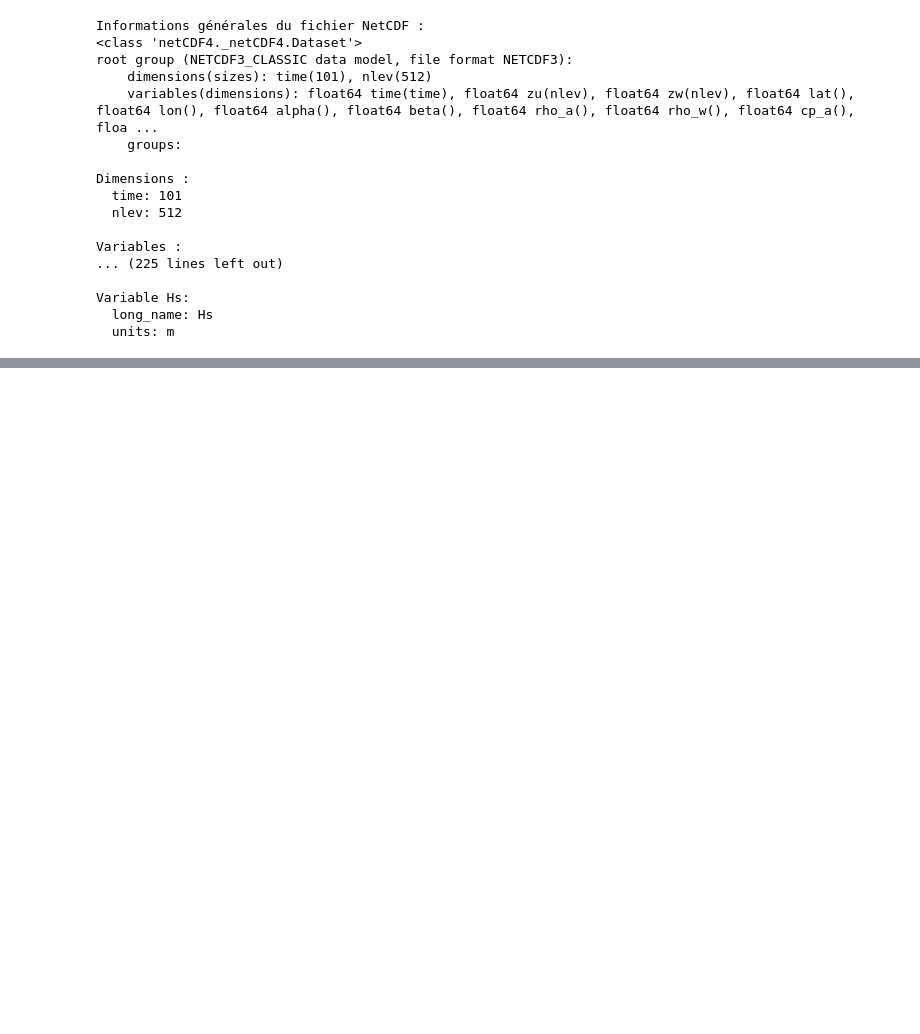
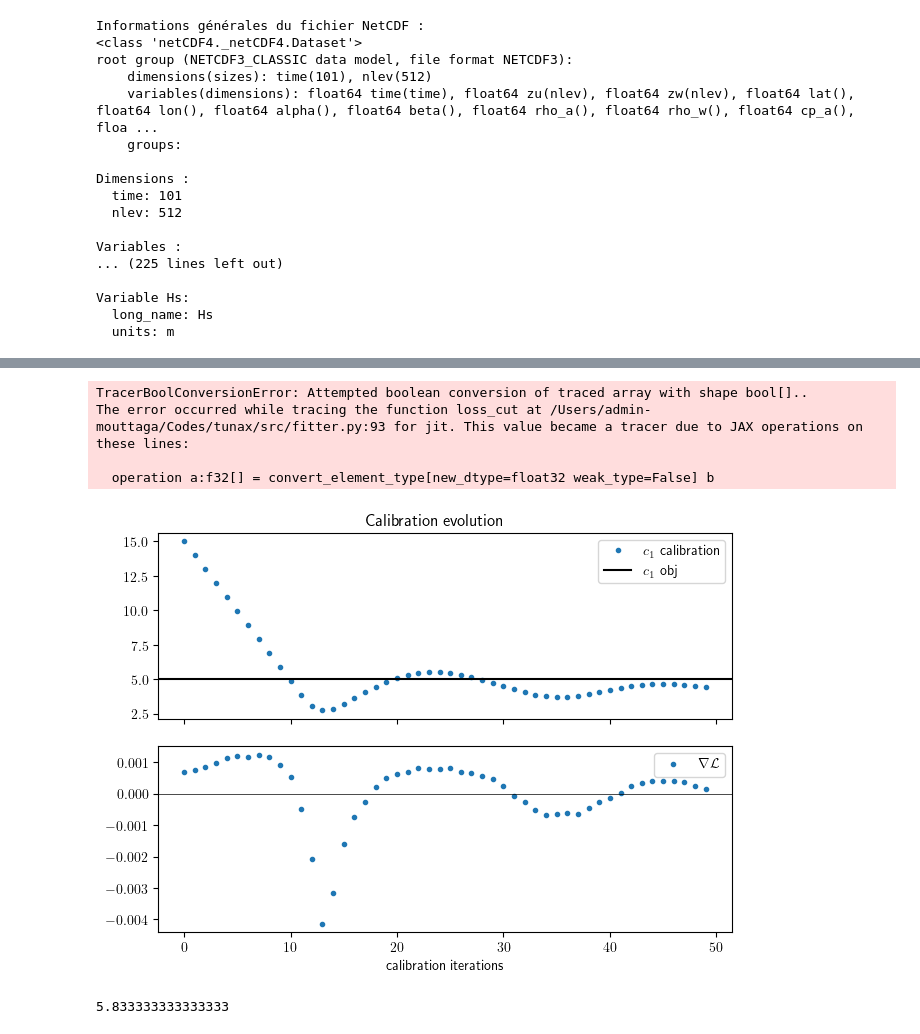
Before and after one commit to meom-group/tunax, a Jupyter notebook: notebooks/logbook.ipynb, the cells around one changed output, grey strips where cells are left out. Saved outputs shown, nothing was run; the diff lists cells and outputs as text; code cells hidden in the pictures; blank space fills up the shorter version.

```diff
--- a/notebooks/logbook.ipynb
+++ b/notebooks/logbook.ipynb
@@ -788,0 +869,37 @@ Variable Hs:
+# %%
+
+def loss(model, obs_set):
+    ds_obs = obs_set.observations[0].variables
+    t_obs = jnp.array(ds_obs['t'])
+    traj = model()
+    return jnp.sum((traj.t[-1, :]-t_obs[-1, :])**2)
+
+from fitter import Fitter
+nloop = 50
+learning_rate = 1
+verbatim = True
+f = Fitter(coef_fit_params, nloop, model, obs_set, learning_rate, verbatim, loss)
+clo_parf, x_history, grads_history = f.run_cut(12, trajectory_obs)
+# %% [output]
+TracerBoolConversionError: Attempted boolean conversion of traced array with shape bool[]..
+The error occurred while tracing the function loss_cut at /Users/admin-mouttaga/Codes/tunax/src/fitter.py:93 for jit. This value became a tracer due to JAX operations on these lines:
+
+  operation a:f32[] = convert_element_type[new_dtype=float32 weak_type=False] b
+# %%
+fig, [ax_x, ax_g] = plt.subplots(2, 1, sharex=True)
+plt.tight_layout(rect=[0, 0.03, 1, 0.98])
+ax_x.plot([x[0] for x in x_history], '.', label='$c_1$ calibration')
+ax_x.axhline([5], color='k', label='$c_1$ obj')
+ax_g.plot([g[0] for g in grads_history], '.', label=r'$\nabla \mathcal L$')
+ax_g.axhline(0, color='k', linewidth=0.5)
+ax_g.set_xlabel('calibration iterations')
+ax_x.legend()
+ax_g.legend()
+fig.suptitle('Calibration evolution')
+plt.show()
+# %% [output]
+[figure, added]
+# %%
+7*50/60
+# %% [output]
+5.833333333333333
```
Also changed, not shown: parts of 5 cells of this notebook, 11 other files.
